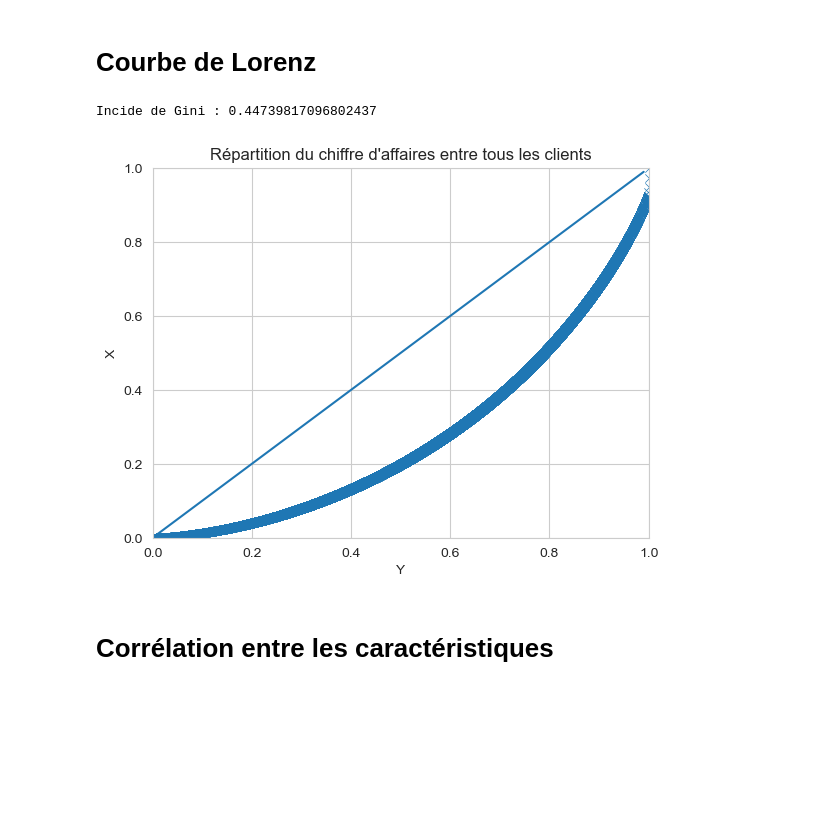
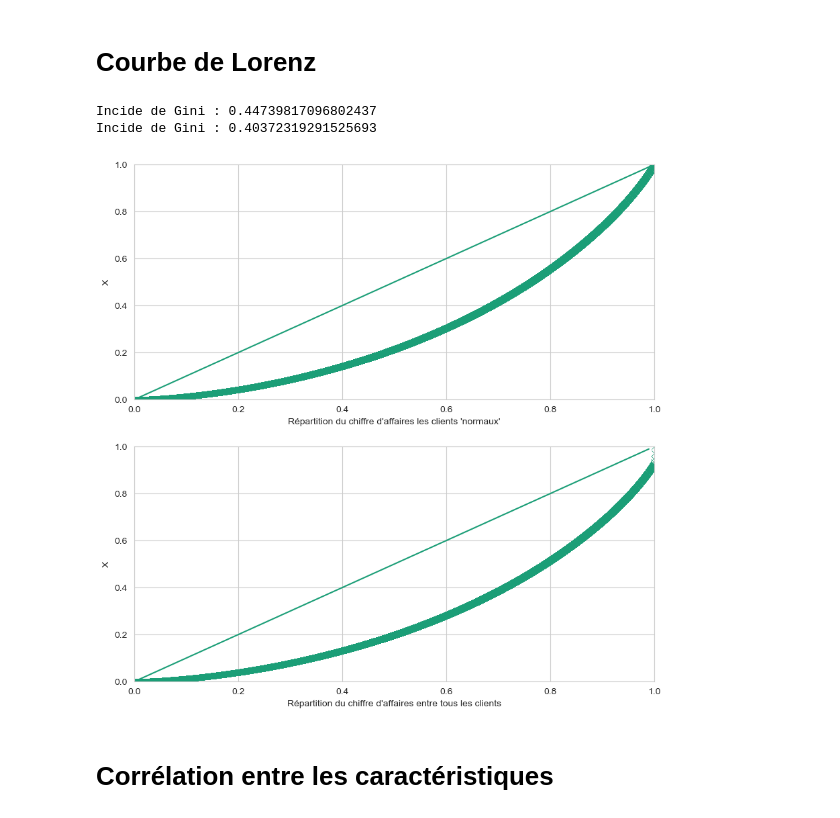
Before and after one commit to Sumoka14/Projet-n-6, a Jupyter notebook: Projet n°6.ipynb, the cells around one changed output. Saved outputs shown, nothing was run; the diff lists cells and outputs as text; code cells hidden in the pictures; blank space fills up the shorter version.

```diff
--- a/Projet n°6.ipynb
+++ b/Projet n°6.ipynb
@@ -6,7 +6,7 @@ from statsmodels.tsa.seasonal import seasonal_decompose
 import seaborn as sns
 import numpy as np
 
-
+sns.set_palette("Dark2")
 sns.plotting_context("talk")
 
 produit = pd.read_csv("./data/products.csv")
@@ -443,5 +443,8 @@ Afin d'obtenir une étude plus cohérente, on décide de séparer ces clients de
 # %%
 tableTotaleNormal = tableTotale[~tableTotale['client_id'].isin(clientAnormal)]
 tableTotaleAnormal = tableTotale[tableTotale['client_id'].isin(clientAnormal)]
+
+tableTotale['anormal'] = 'Client \'Normal\''
+tableTotale.loc[tableTotale['client_id'].isin(clientAnormal),'anormal'] = 'Client \'Anormal\''
 # %% [markdown]
 # Chiffre d'affaires par produit
@@ -540,7 +614,7 @@ chiffreAffaireCategorie.plot.pie(autopct=lambda diapo: str(round(diapo, 2)) + '%
 # %% [markdown]
 # Courbe de Lorenz
 # %%
-def lorenz(variable, title):
+def lorenz(variable, title, ax):
     X = variable.values
     X = np.sort(X)
 
@@ -564,7 +638,7 @@ def lorenz(variable, title):
     lorenz = pd.DataFrame()
     lorenz['X'] = pd.Series(X_lorenz)
     lorenz['Y'] = pd.Series(y)
-    sns.scatterplot(data=lorenz, x='Y', y='X', marker='x')
+    sns.scatterplot(data=lorenz, x='Y', y='X', marker='x', ax=ax)
 
     # Diagonale
     a = np.arange(0, 1, .01)
@@ -572,22 +646,23 @@ def lorenz(variable, title):
     y = a
 
     # Graphique
-    sns.lineplot(x=x, y=y)
-    plt.xlim([0, 1])
-    plt.ylim([0, 1])
-    plt.title(title)
-    plt.show()
+    sns.lineplot(x=x, y=y, ax=ax)
+    ax.set_xlim([0, 1])
+    ax.set_ylim([0, 1])
+    ax.set(xlabel=title)
 # %%
+chiffreAffaireClient = tableTotale.groupby('client_id')['price'].sum().rename('chiffre d\'affaire').sort_values()
+chiffreAffaireClientNormaux = tableTotaleNormal.groupby('client_id')['price'].sum().rename('chiffre d\'affaire').sort_values()
 
-# ----------------------------------------------------------------------------------------------------------------------
-# Courbe de Lorenz -----------------------------------------------------------------------------------------------------
+fig, (ax1,ax2) = plt.subplots(2, figsize=(10,10))
 
-chiffreAffaireClient = tableTotale.groupby('client_id')['price'].sum().rename('chiffre d\'affaire').sort_values()
 
-lorenz(chiffreAffaireClient, 'Répartition du chiffre d\'affaires entre tous les clients')
+lorenz(chiffreAffaireClient, 'Répartition du chiffre d\'affaires entre tous les clients', ax2)
+lorenz(chiffreAffaireClientNormaux, 'Répartition du chiffre d\'affaires les clients \'normaux\'', ax1)
 # %% [output]
 Incide de Gini : 0.44739817096802437
+Incide de Gini : 0.40372319291525693
-[figure, old version]
+[figure, new version]
 # %% [markdown]
 # Corrélation entre les caractéristiques
 # %%
```
Also changed, not shown: parts of 21 cells of this notebook.
